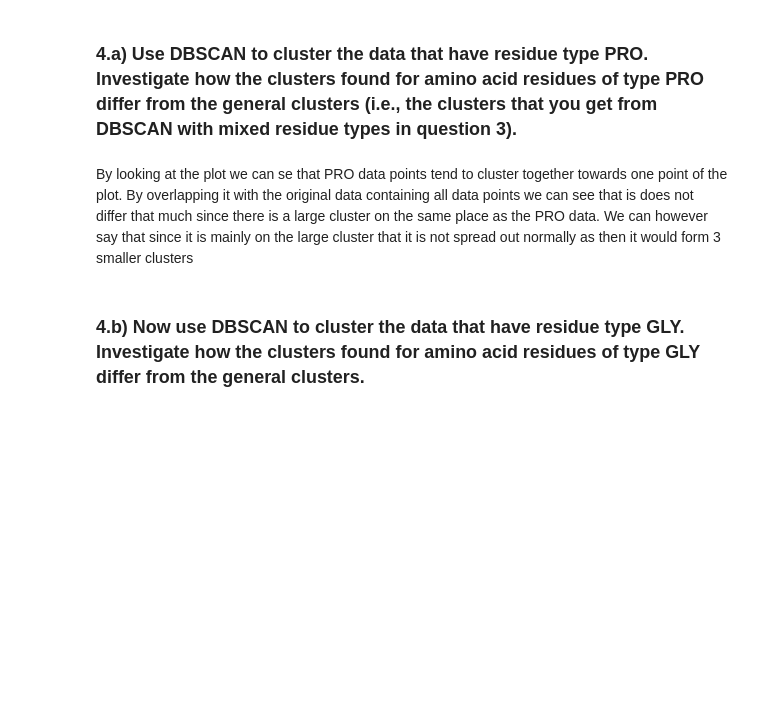
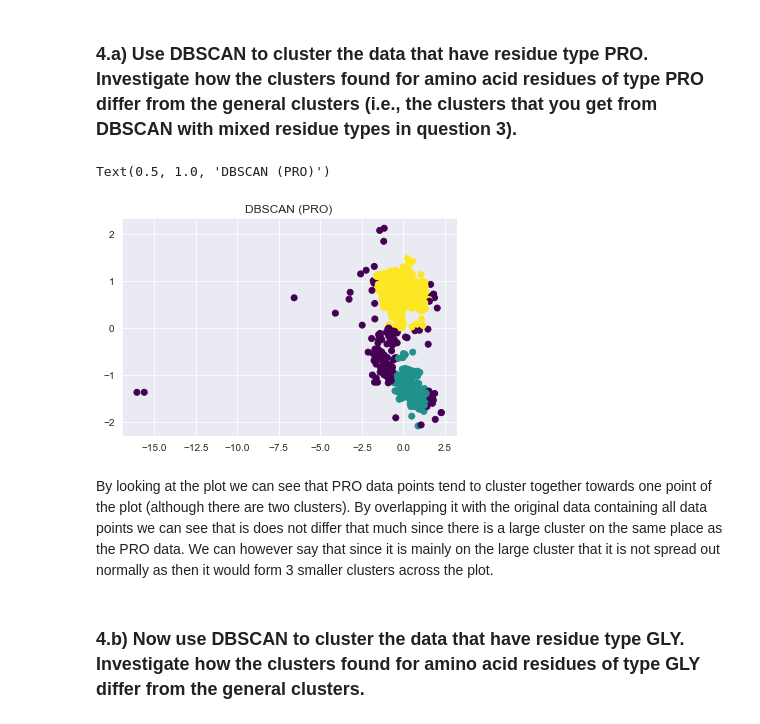
Before and after one commit to lukasmartinsson/dat405, a Jupyter notebook: assignment_3/assignment_3.ipynb, the cells around one changed output. Cells and saved outputs as stored; diff of their text form; code cells hidden in the pictures; blank space fills up the shorter version.

```diff
--- a/assignment_3/assignment_3.ipynb
+++ b/assignment_3/assignment_3.ipynb
@@ -394,28 +346,24 @@ As shown in 3.a a small difference in min_sample does not change the results a l
 Remember that when doing clustering using DBSCAN for a) and b) here, the parameters might have to be adjusted from those used in previous questions.
 # %% [markdown]
 ### **4.a)** Use DBSCAN to cluster the data that have residue type PRO. Investigate how the clusters found for amino acid residues of type PRO differ from the general clusters (i.e., the clusters that you get from DBSCAN with mixed residue types in question 3).
-# %%
-# create a dbscan clustering function
-# Takes the sample data, maximum distance between two samples for the same cluster, and the min samples
-def dbscan(X, eps, min_samples):
-    X = StandardScaler().fit_transform(X)
-    db = DBSCAN(eps=eps, min_samples=min_samples).fit(X)
-
-    # Number of clusters in labels, ignoring noise if present.
-    labels = db.labels_
-    n_clusters_ = len(set(labels)) - (1 if -1 in labels else 0)
-    n_noise_ = list(labels).count(-1)
-
-    y_pred = db.fit_predict(X)
-    plt.scatter(X[:,0], X[:,1],c=y_pred, cmap='viridis')
-    plt.title("DBSCAN for Phi & Psi of PRO")
-
-#filter out  and keep only pro
-df_pro = df[(df['residue name'] == 'PRO')]
-
-X = df_pro[['phi shifted 360°', 'psi shifted 100°']]
-dbscan(X, 0.3, 14)
+# %%
+# generate DBSAN clustering
+model_dbscan = DBSCAN(eps=0.5, min_samples=200).fit(X)
+labels = model_dbscan.labels_
+number_of_outliers = list(labels).count(-1) # outliers are given the label -1.
+y_pred = model_dbscan.fit_predict(X)
+
+df_PRO = df[(df['residue name'] == 'PRO')]
+X = df_PRO[['phi shifted 360°', 'psi shifted 100°']]
+X = StandardScaler().fit_transform(X)
+
+# create
+plt.scatter(X[:,0], X[:,1],c=y_pred, cmap=CMAP)
+plt.title("DBSCAN (PRO)")
+# %% [output]
+Text(0.5, 1.0, 'DBSCAN (PRO)')
+[figure, added]
 # %% [markdown]
-By looking at the plot we can se that PRO data points tend to cluster together towards one point of the plot. By overlapping it with the original data containing all data points we can see that is does not differ that much since there is a large cluster on the same place as the PRO data. We can however say that since it is mainly on the large cluster that it is not spread out normally as then it would form 3 smaller clusters
+By looking at the plot we can see that PRO data points tend to cluster together towards one point of the plot (although there are two clusters). By overlapping it with the original data containing all data points we can see that is does not differ that much since there is a large cluster on the same place as the PRO data. We can however say that since it is mainly on the large cluster that it is not spread out normally as then it would form 3 smaller clusters across the plot.
 # %% [markdown]
 ### **4.b)** Now use DBSCAN to cluster the data that have residue type GLY. Investigate how the clusters found for amino acid residues of type GLY differ from the general clusters.
```
Also changed, not shown: parts of 24 cells of this notebook, 2 other files.
